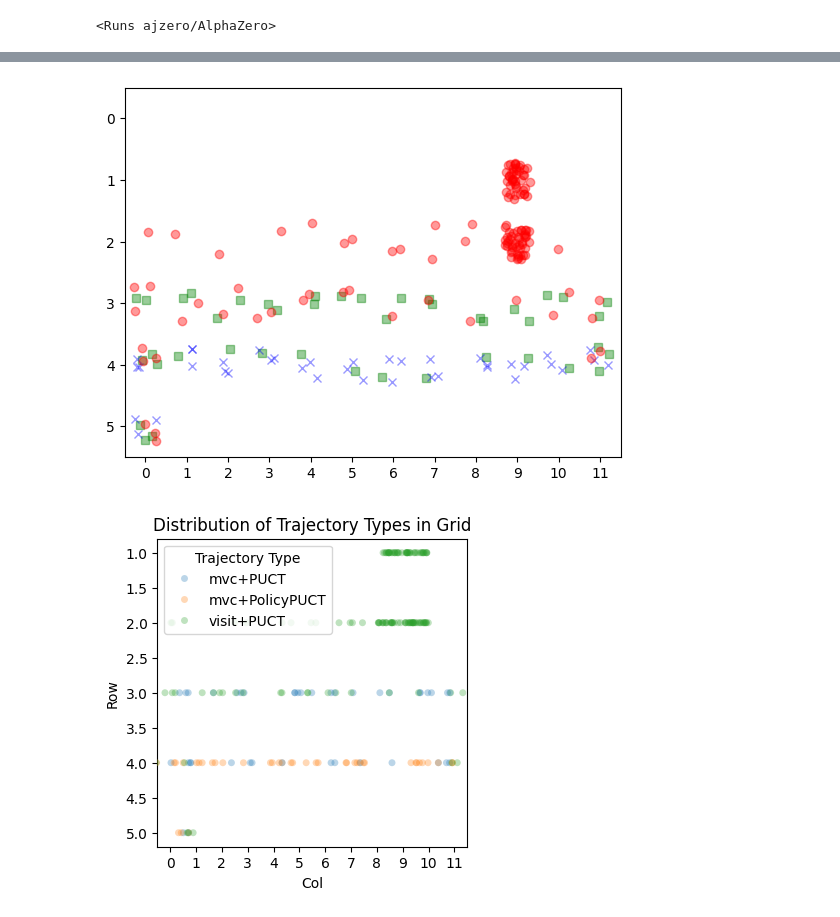
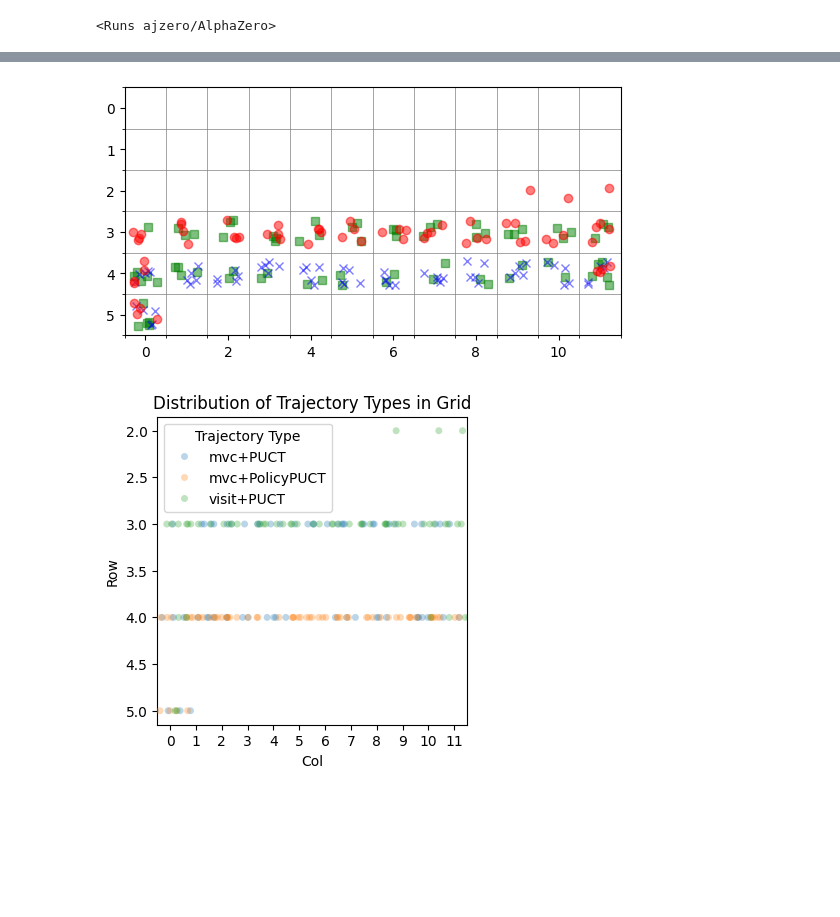
Before and after one commit to albinjal/GeneralAlphaZero, a Jupyter notebook: notebooks/plot_trajectories_training.ipynb, the cells around one changed output, grey strips where cells are left out. Drawn from its saved outputs; the diff is of its cells as text; code cells hidden in the pictures; blank space fills up the shorter version.

```diff
--- a/notebooks/plot_trajectories_training.ipynb
+++ b/notebooks/plot_trajectories_training.ipynb
@@ -10,15 +10,12 @@ import matplotlib.pyplot as plt
 # %%
 api = wandb.Api()
 entity, project = "ajzero", "AlphaZero"
-tags = ['2024-04-22-15-50-58']
-filters = {"tags": {"$in": tags}, "state": "finished"}
+tags = ['2024-04-25-19-54-41', '2024-04-25-21-23-45']
+filters = {"tags": {"$in": tags}, "state": "finished", "config.use_visit_count": True}
 runs = api.runs(entity + "/" + project, filters=filters)
 runs
 # %% [output]
 <Runs ajzero/AlphaZero>
-# %%
-run = api.run("ajzero/AlphaZero/d98ca3ru")
-runs = [run]
 # %%
 data = []
 for run in tqdm(runs):
@@ -28,5 +25,7 @@ for run in tqdm(runs):
     data.append(summary)
 
 df = pd.DataFrame(data)
+# drop rows with len(Evaluation/Trajectories) == 100
+df = df[df['Evaluation/Trajectories'].apply(lambda x: len(x[0])) != 100]
 df
 # %% [output]
@@ -225,32 +247,37 @@ TypeError: 'Axes' object is not subscriptable
 # %%
 # Initialize the plot
 fig, ax = plt.subplots()
 ax.set_xlim(-0.5, ncols-0.5)
 ax.set_ylim(-0.5, nrows-0.5)
-ax.set_xticks(range(ncols))
-ax.set_yticks(range(nrows))
+ax.set_xticks(np.arange(ncols), minor=True)
+ax.set_yticks(np.arange(nrows), minor=True)
+ax.set_xticks(np.arange(-0.5, ncols, 1), minor=True)
+ax.set_yticks(np.arange(-0.5, nrows, 1), minor=True)
+
+# Adding grid on minor ticks at .5, 1.5, ...
+ax.grid(which='minor', color='gray', linestyle='-', linewidth=0.5)
 
 # Function to plot trajectories
 def plot_swarm(trajectories, color, marker):
     for trajectory in trajectories:
         for state in trajectory:
             row, col = obs_to_cords(state, ncols)
             # Random jitter within the cell to avoid overlap
             jitter = .3
             jitter_x = np.random.uniform(-jitter, jitter)
             jitter_y = np.random.uniform(-jitter, jitter)
-            ax.plot(col + jitter_x, row + jitter_y, marker=marker, color=color, alpha=0.4)
+            ax.plot(col + jitter_x, row + jitter_y, marker=marker, color=color, alpha=0.5)
 
 colors = ['red', 'blue', 'green']
 markers = ['o', 'x', 's']
 for trajectory_name in trajos.keys():
     plot_swarm(trajos[trajectory_name], colors.pop(), markers.pop())
 
 ax.invert_yaxis()  # Invert the y-axis to match the matrix indexing
-
+ax.set_aspect('equal')
 plt.show()
 # %% [output]
-[figure, old version]
+[figure, new version]
 # %%
 def obs_to_cords(state, ncols):
     row, col = divmod(state, ncols)
@@ -277,4 +304,4 @@ plt.legend(title='Trajectory Type')
 plt.title('Distribution of Trajectory Types in Grid')
 plt.show()
 # %% [output]
-[figure, old version]
+[figure, new version]
```
Also changed, not shown: parts of 11 cells of this notebook, 3 other files.
